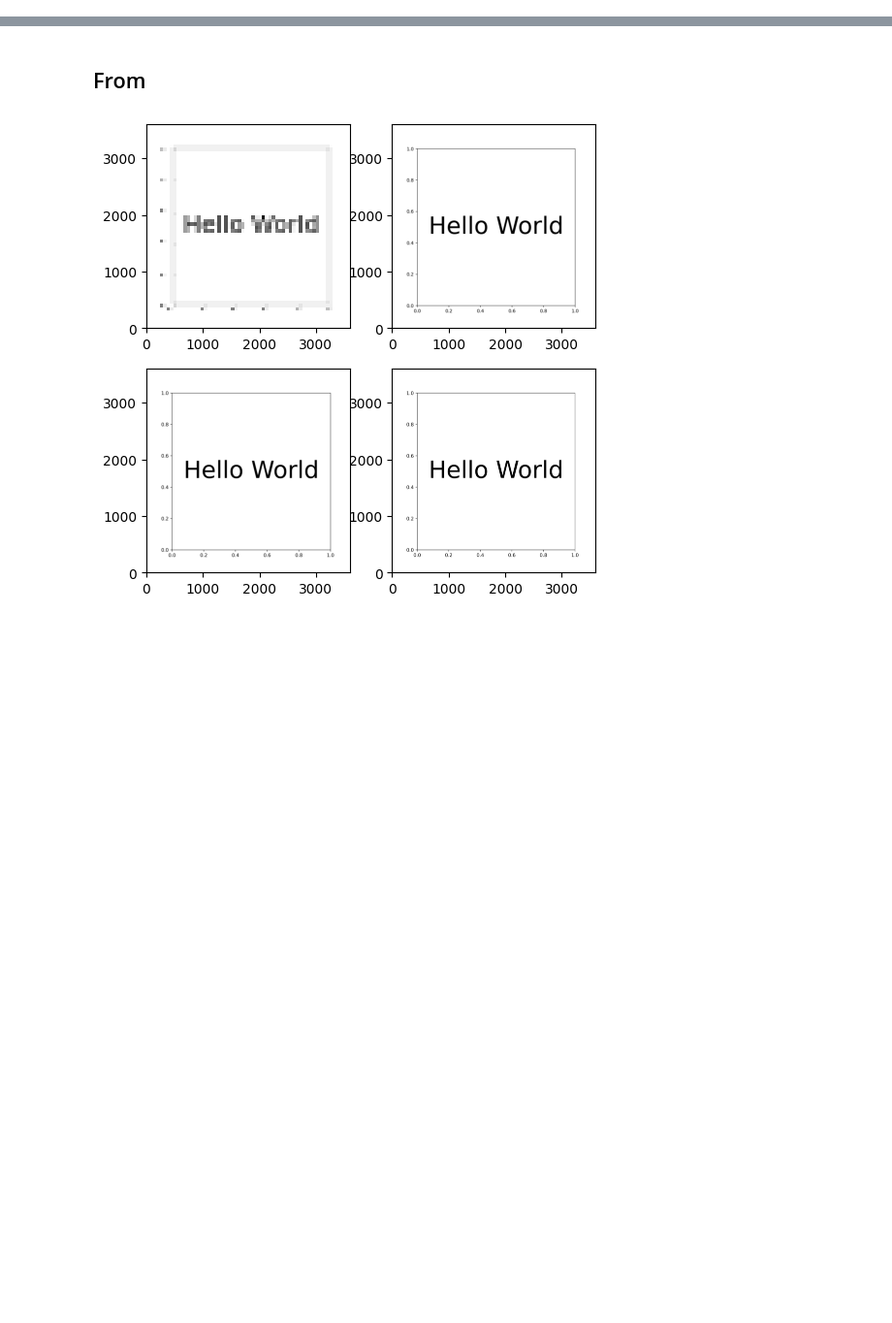
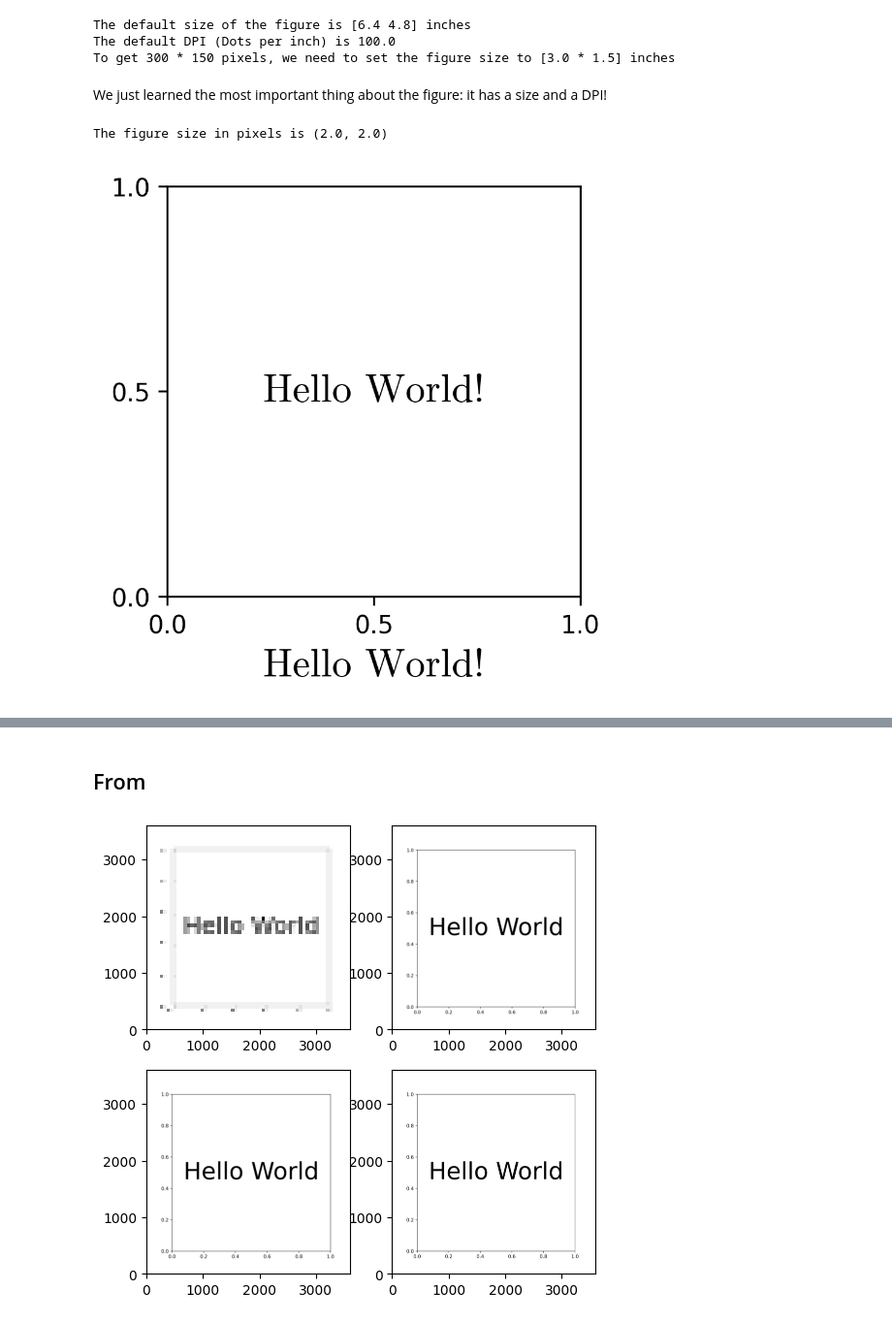
Before and after one commit to Kislovskiy/ChartCraftHub, a Jupyter notebook: src/ChartCraftHub/chapter_1.ipynb, the cells around one changed output, grey strips where cells are left out. Shown at 97% size. Cells and saved outputs as stored; diff of their text form; code cells hidden in the pictures; blank space fills up the shorter version.

```diff
--- a/src/ChartCraftHub/chapter_1.ipynb
+++ b/src/ChartCraftHub/chapter_1.ipynb
@@ -8,0 +60,43 @@ Concept of rendering:
+# %%
+fig, ax = plt.subplots()
+print(f"The default size of the figure is {fig.get_size_inches()} inches")
+print(f"The default DPI (Dots per inch) is {fig.get_dpi()}")
+width = 300 / fig.get_dpi()
+height = 150 / fig.get_dpi()
+print(f"To get 300 * 150 pixels, we need to set the figure size to [{width} * {height}] inches")
+
+plt.close() # this will close the figure in Jupyter
+# %% [output]
+The default size of the figure is [6.4 4.8] inches
+The default DPI (Dots per inch) is 100.0
+To get 300 * 150 pixels, we need to set the figure size to [3.0 * 1.5] inches
+# %% [markdown]
+We just learned the most important thing about the figure: it has a size and a DPI!
+# %%
+def get_figsize_in_pixels(width, height, dpi=100):
+    return width / dpi, height / dpi
+
+width=600
+height=600
+dpi=300
+
+print(f"The figure size in pixels is {get_figsize_in_pixels(width, height, dpi)}")
+# %% [output]
+The figure size in pixels is (2.0, 2.0)
+# %%
+from pathlib import Path
+import matplotlib as mpl
+
+fig, ax = plt.subplots(figsize=(3, 3), dpi=300)
+fpath = Path(mpl.get_data_path(), "fonts/ttf/cmr10.ttf")
+ax.set_xlabel('This is the default font')
+ax.text(x=0.5, y=0.5, s="Hello World!", fontsize=16, ha="center", va="center", font=fpath)
+ax.set_xlabel("Hello World!", fontsize=16, font=fpath)
+ax.set_xticks([0, 0.5, 1])
+ax.set_yticks([0, 0.5, 1])
+ # ax.set_axis_off()
+# fig.tight_layout()
+fig.savefig("results/hello_world.svg")
+plt.show()
+# %% [output]
+[figure, added]
```
Also changed, not shown: parts of 9 cells of this notebook, 19 other files.
